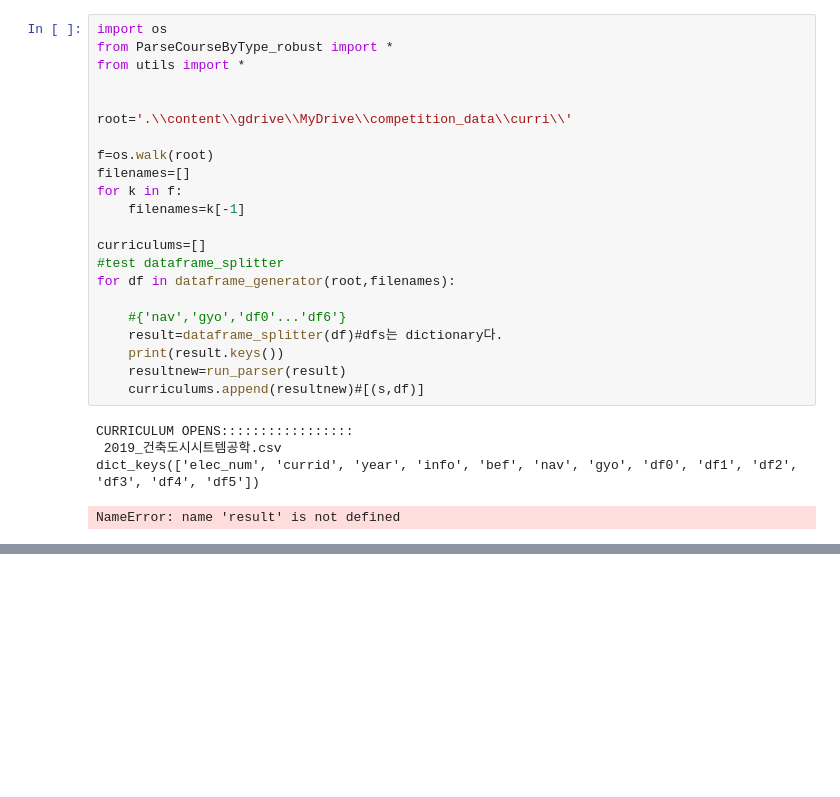
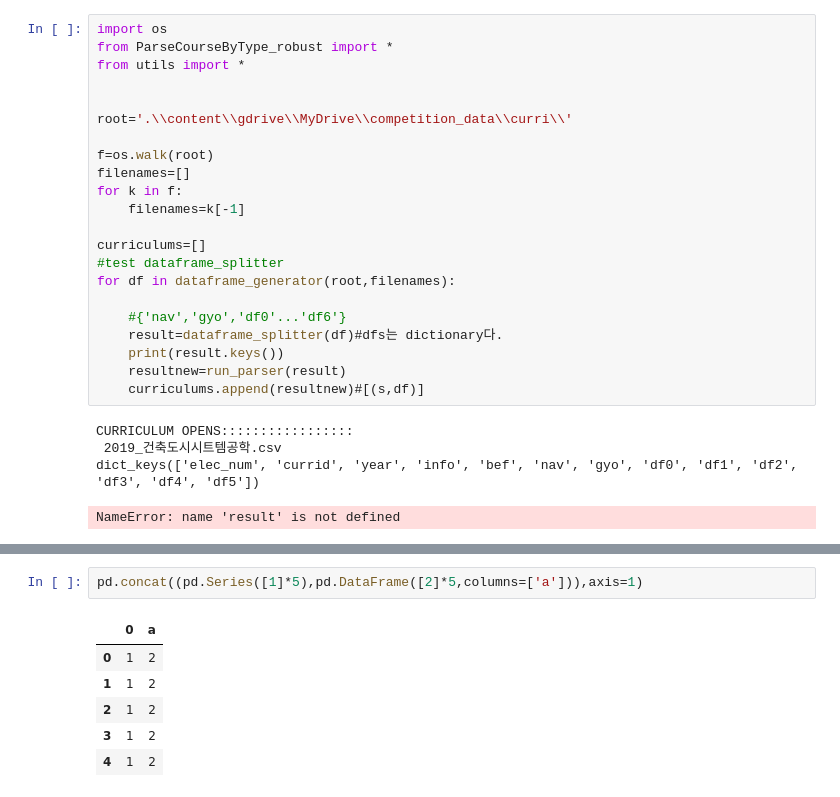
Before and after one commit to Curri4You/Parser, a Jupyter notebook: exploreing_.ipynb, the cells around one changed output, grey strips where cells are left out. Drawn from its saved outputs; the diff is of its cells as text; blank space fills up the shorter version.

```diff
--- a/exploreing_.ipynb
+++ b/exploreing_.ipynb
@@ -413,0 +476,9 @@ for curri in curriculums
+# %%
+pd.concat((pd.Series([1]*5),pd.DataFrame([2]*5,columns=['a'])),axis=1)
+# %% [output]
+|  | 0 | a |
+| 0 | 1 | 2 |
+| 1 | 1 | 2 |
+| 2 | 1 | 2 |
+| 3 | 1 | 2 |
+| 4 | 1 | 2 |
```
Also changed, not shown: parts of 8 cells of this notebook, 8 other files.
